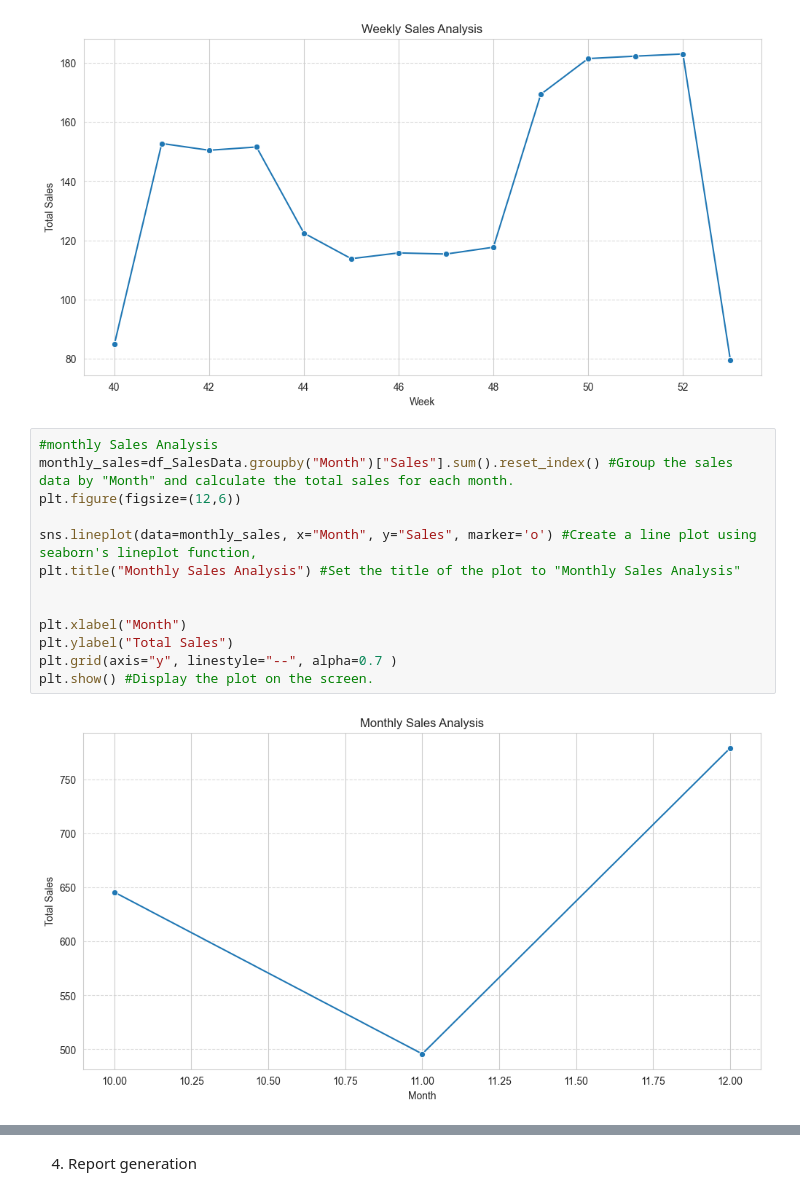
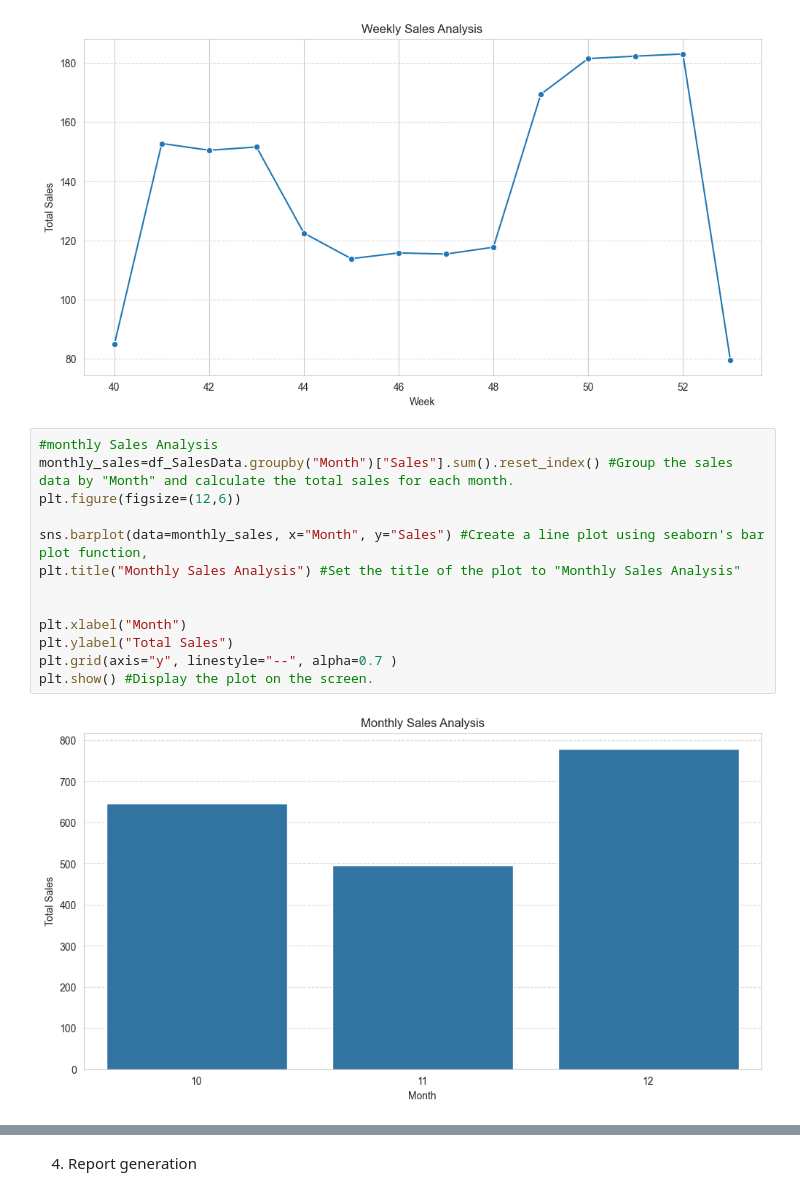
Before and after one commit to srinipar/AILabs, a Jupyter notebook: AIMLIIT/Projects/DS_Sales Analysis/SalesAnalysis.ipynb, the cells around one changed output, grey strips where cells are left out. Saved outputs shown, nothing was run; the diff lists cells and outputs as text.

```diff
--- a/AIMLIIT/Projects/DS_Sales Analysis/SalesAnalysis.ipynb
+++ b/AIMLIIT/Projects/DS_Sales Analysis/SalesAnalysis.ipynb
@@ -392,18 +392,18 @@ plt.show() #Display the plot on the screen.
 # %%
 #monthly Sales Analysis
 monthly_sales=df_SalesData.groupby("Month")["Sales"].sum().reset_index() #Group the sales data by "Month" and calculate the total sales for each month.
 plt.figure(figsize=(12,6))
 
-sns.lineplot(data=monthly_sales, x="Month", y="Sales", marker='o') #Create a line plot using seaborn's lineplot function,
+sns.barplot(data=monthly_sales, x="Month", y="Sales") #Create a line plot using seaborn's bar plot function,
 plt.title("Monthly Sales Analysis") #Set the title of the plot to "Monthly Sales Analysis"
 
 
 plt.xlabel("Month")
 plt.ylabel("Total Sales")
 plt.grid(axis="y", linestyle="--", alpha=0.7 )
 plt.show() #Display the plot on the screen.
 # %% [output]
-[figure, old version]
+[figure, new version]
 # %%
 #Quarterly Sales Analysis
 quarterly_sales=df_SalesData.groupby("Quarter")["Sales"].sum().reset_index() #Group the sales data by "Quarter" and calculate the total sales for each quarter.
```
Also changed, not shown: parts of 3 cells of this notebook.
